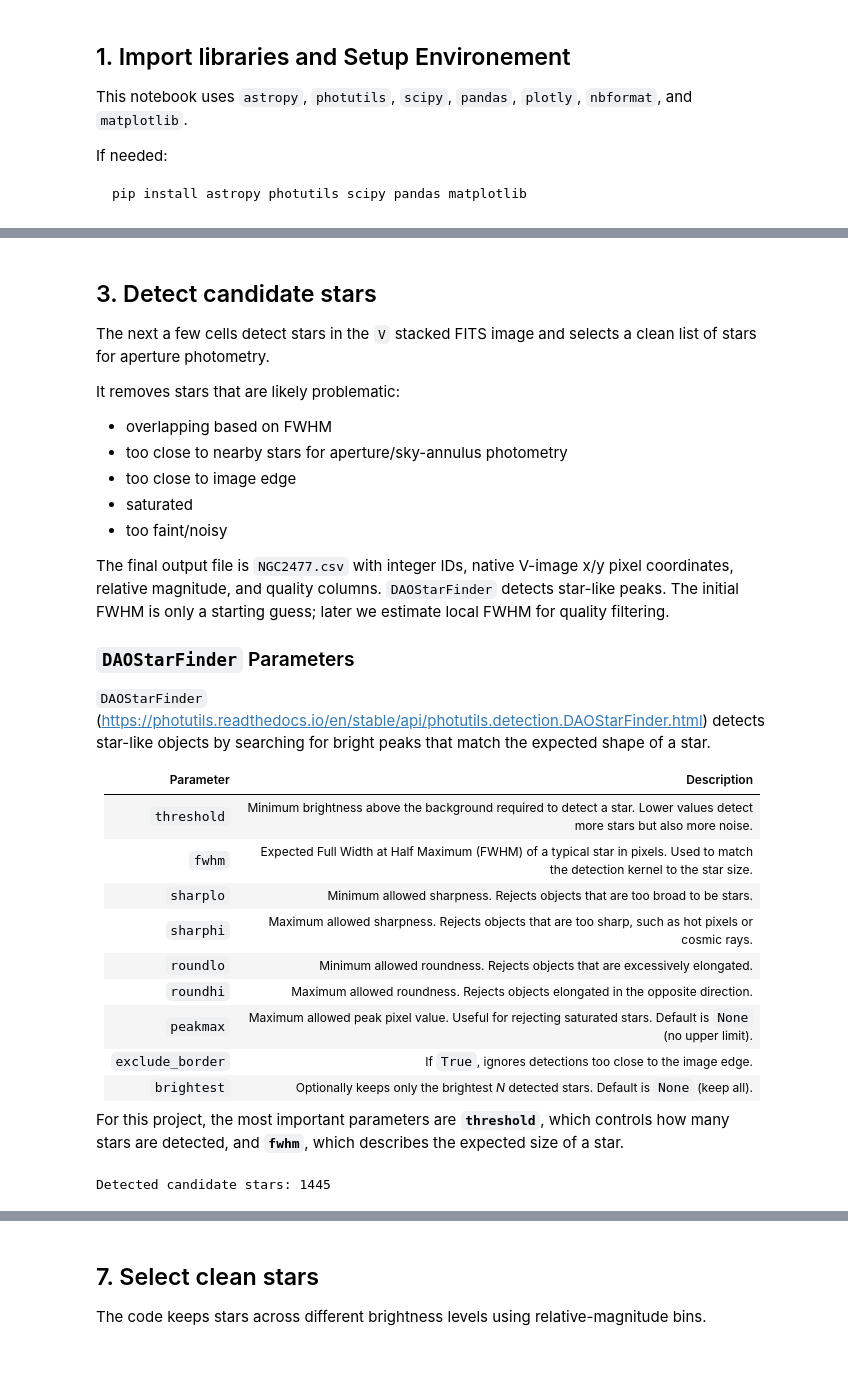
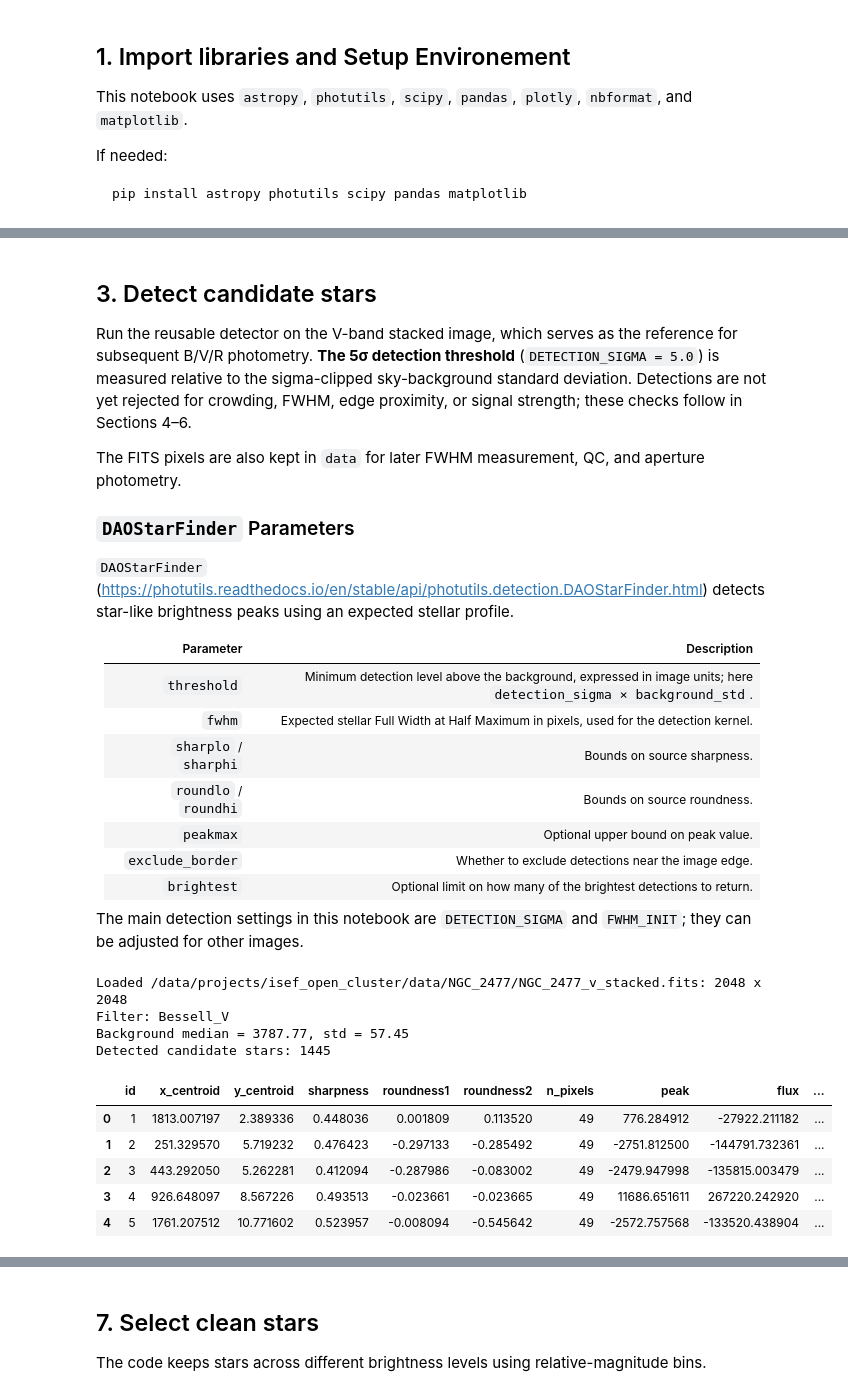
Before and after one commit to jonathanliang1/isef_open_cluster, a Jupyter notebook: code/open_cluster_research.ipynb, the cells around one changed output, grey strips where cells are left out. Drawn from its saved outputs; the diff is of its cells as text; code cells hidden in the pictures; blank space fills up the shorter version.

```diff
--- a/code/open_cluster_research.ipynb
+++ b/code/open_cluster_research.ipynb
@@ -134,56 +165,56 @@ Background median = 3787.77, std = 57.45
 # %% [markdown]
 ## 3. Detect candidate stars
 
-The next a few cells detect stars in the `V` stacked FITS image and selects a clean list of stars for aperture photometry.
+Run the reusable detector on the V-band stacked image, which serves as the reference for subsequent B/V/R photometry. **The 5σ detection threshold** (`DETECTION_SIGMA = 5.0`) is measured relative to the sigma-clipped sky-background standard deviation. Detections are not yet rejected for crowding, FWHM, edge proximity, or signal strength; these checks follow in Sections 4–6.
 
-It removes stars that are likely problematic:
-- overlapping based on FWHM
-- too close to nearby stars for aperture/sky-annulus photometry
-- too close to image edge
-- saturated
-- too faint/noisy
-
-The final output file is `NGC2477.csv` with integer IDs, native V-image x/y pixel coordinates, relative magnitude, and quality columns.
-`DAOStarFinder` detects star-like peaks. The initial FWHM is only a starting guess; later we estimate local FWHM for quality filtering.
+The FITS pixels are also kept in `data` for later FWHM measurement, QC, and aperture photometry.
 
 ### `DAOStarFinder` Parameters
 
-`DAOStarFinder` (https://photutils.readthedocs.io/en/stable/api/photutils.detection.DAOStarFinder.html) detects star-like objects by searching for bright peaks that match the expected shape of a star.
+`DAOStarFinder` (https://photutils.readthedocs.io/en/stable/api/photutils.detection.DAOStarFinder.html) detects star-like brightness peaks using an expected stellar profile.
 
 | Parameter | Description |
 |-----------|-------------|
-| `threshold` | Minimum brightness above the background required to detect a star. Lower values detect more stars but also more noise. |
-| `fwhm` | Expected Full Width at Half Maximum (FWHM) of a typical star in pixels. Used to match the detection kernel to the star size. |
-| `sharplo` | Minimum allowed sharpness. Rejects objects that are too broad to be stars. |
-| `sharphi` | Maximum allowed sharpness. Rejects objects that are too sharp, such as hot pixels or cosmic rays. |
-| `roundlo` | Minimum allowed roundness. Rejects objects that are excessively elongated. |
-| `roundhi` | Maximum allowed roundness. Rejects objects elongated in the opposite direction. |
-| `peakmax` | Maximum allowed peak pixel value. Useful for rejecting saturated stars. Default is `None` (no upper limit). |
-| `exclude_border` | If `True`, ignores detections too close to the image edge. |
-| `brightest` | Optionally keeps only the brightest *N* detected stars. Default is `None` (keep all). |
+| `threshold` | Minimum detection level above the background, expressed in image units; here `detection_sigma × background_std`. |
+| `fwhm` | Expected stellar Full Width at Half Maximum in pixels, used for the detection kernel. |
+| `sharplo` / `sharphi` | Bounds on source sharpness. |
+| `roundlo` / `roundhi` | Bounds on source roundness. |
+| `peakmax` | Optional upper bound on peak value. |
+| `exclude_border` | Whether to exclude detections near the image edge. |
+| `brightest` | Optional limit on how many of the brightest detections to return. |
 
-For this project, the most important parameters are **`threshold`**, which controls how many stars are detected, and **`fwhm`**, which describes the expected size of a star.
+The main detection settings in this notebook are `DETECTION_SIGMA` and `FWHM_INIT`; they can be adjusted for other images.
 # %%
-finder = DAOStarFinder(
-    fwhm=FWHM_INIT,
-    threshold= DETECTION_SIGMA * std
+# Detect stars with the reusable image-path -> DataFrame function.
+data, header, df = detect_candidate_stars(
+    V_STACK,
+    fwhm_init=FWHM_INIT,
+    detection_sigma=DETECTION_SIGMA,
 )
 
-sources = finder(data - median)
+ny, nx = data.shape
+mean = df.attrs["background_mean"]
+median = df.attrs["background_median"]
+std = df.attrs["background_std"]
 
-if sources is None or len(sources) == 0:
-    raise RuntimeError("No stars detected. Try lowering DETECTION_SIGMA or adjusting FWHM_INIT.")
+print(f"Loaded {V_STACK}: {nx} x {ny}")
+print("Filter:", header.get("FILTER", "Unknown"))
+print(f"Background median = {median:.2f}, std = {std:.2f}")
+print(f"Detected candidate stars: {len(df)}")
 
-df = sources.to_pandas()
-df = df.rename(columns={"xcentroid": "x_centroid", "ycentroid": "y_centroid", "mag": "magnitude"})
-
-
-print(f"Detected candidate stars: {len(df)}")
-df.shape
+df.to_csv(RAW_OUTPUT, index=False)
 df.head()
-df.to_csv(RAW_OUTPUT, index=False)
 # %% [output]
+Loaded /data/projects/isef_open_cluster/data/NGC_2477/NGC_2477_v_stacked.fits: 2048 x 2048
+Filter: Bessell_V
+Background median = 3787.77, std = 57.45
 Detected candidate stars: 1445
+|  | id | x_centroid | y_centroid | sharpness | roundness1 | roundness2 | n_pixels | peak | flux | ... |
+| 0 | 1 | 1813.007197 | 2.389336 | 0.448036 | 0.001809 | 0.113520 | 49 | 776.284912 | -27922.211182 | ... |
+| 1 | 2 | 251.329570 | 5.719232 | 0.476423 | -0.297133 | -0.285492 | 49 | -2751.812500 | -144791.732361 | ... |
+| 2 | 3 | 443.292050 | 5.262281 | 0.412094 | -0.287986 | -0.083002 | 49 | -2479.947998 | -135815.003479 | ... |
+| 3 | 4 | 926.648097 | 8.567226 | 0.493513 | -0.023661 | -0.023665 | 49 | 11686.651611 | 267220.242920 | ... |
+| 4 | 5 | 1761.207512 | 10.771602 | 0.523957 | -0.008094 | -0.545642 | 49 | -2572.757568 | -133520.438904 | ... |
 # %% [markdown]
 ## 4. Estimate FWHM for each detected star
 
```
Also changed, not shown: parts of 74 cells of this notebook.
